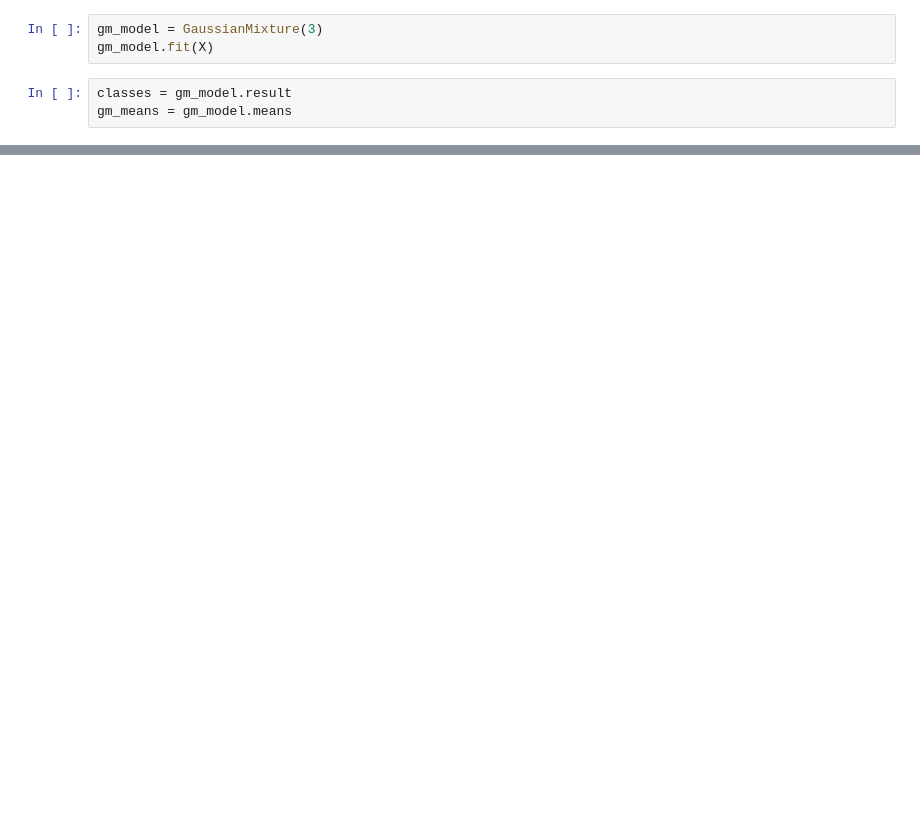
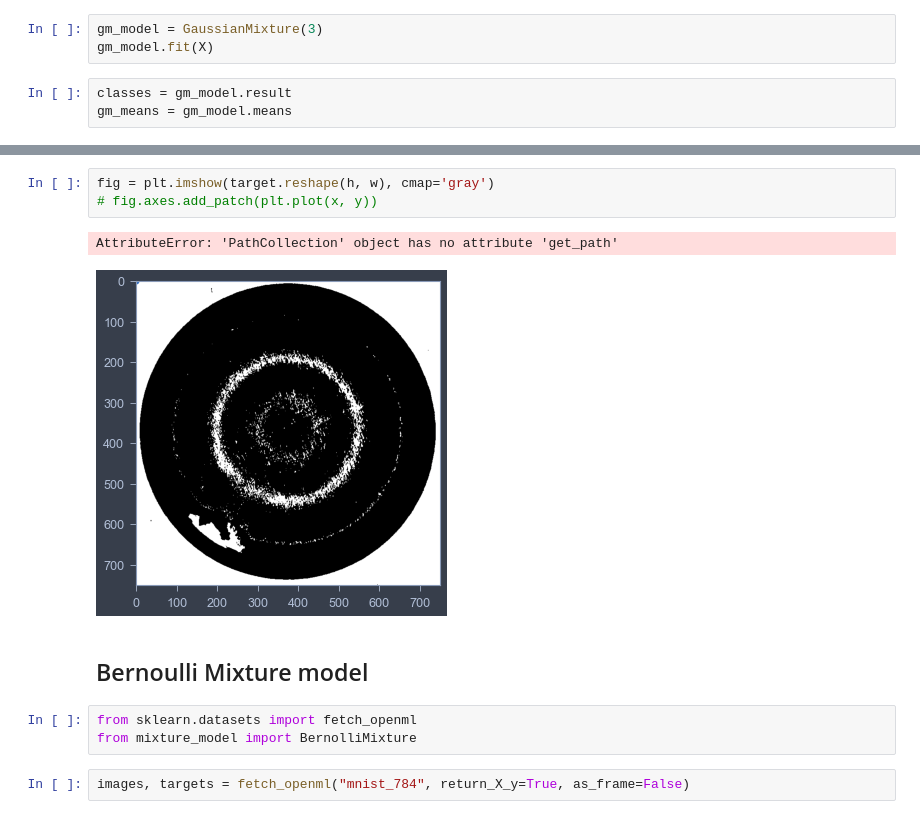
Before and after one commit to ZhenhHuang/sunrise-machine-learning, a Jupyter notebook: Notebook/cluster_model.ipynb, the cells around one changed output, grey strips where cells are left out. Drawn from its saved outputs; the diff is of its cells as text; blank space fills up the shorter version.

```diff
--- a/Notebook/cluster_model.ipynb
+++ b/Notebook/cluster_model.ipynb
@@ -99,0 +111,13 @@ plt.imshow(img_split.reshape(h, w, -1))
+# %%
+fig = plt.imshow(target.reshape(h, w), cmap='gray')
+# fig.axes.add_patch(plt.plot(x, y))
+# %% [output]
+AttributeError: 'PathCollection' object has no attribute 'get_path'
+[figure, added]
+# %% [markdown]
+## Bernoulli Mixture model
+# %%
+from sklearn.datasets import fetch_openml
+from mixture_model import BernolliMixture
+# %%
+images, targets = fetch_openml("mnist_784", return_X_y=True, as_frame=False)
```
Also changed, not shown: parts of 17 cells of this notebook, 12 other files.
